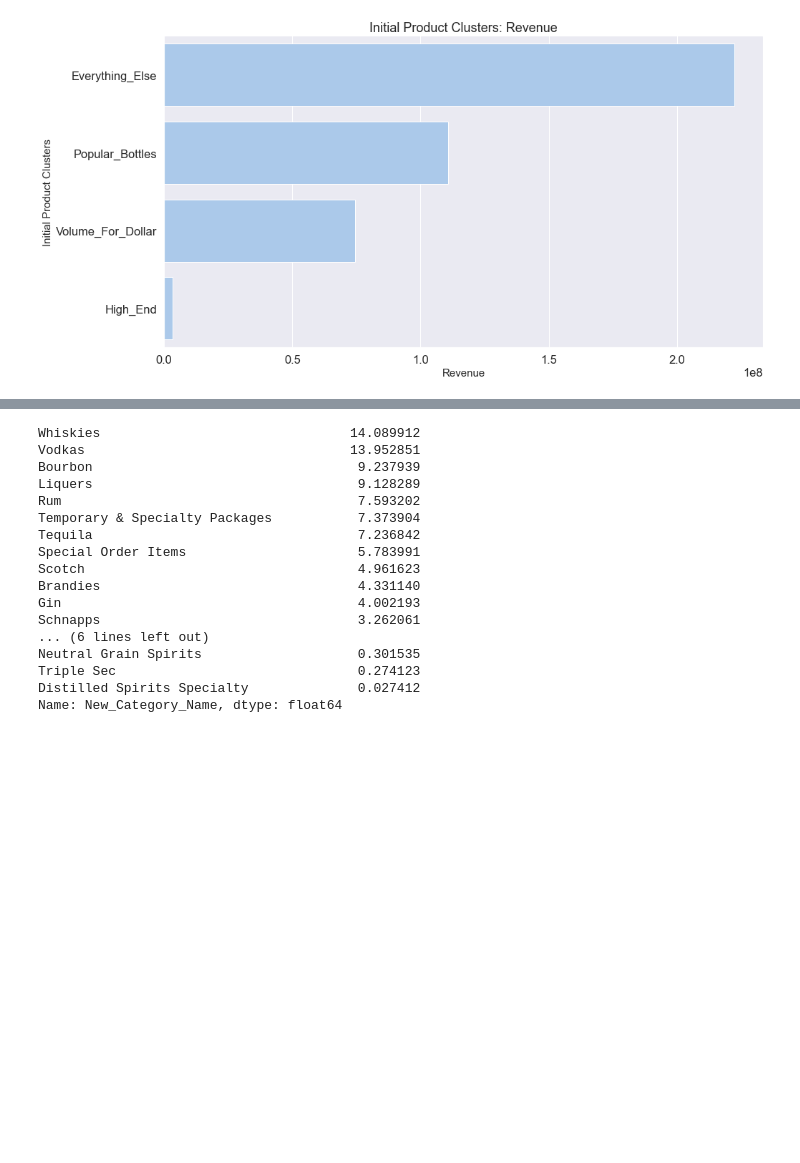
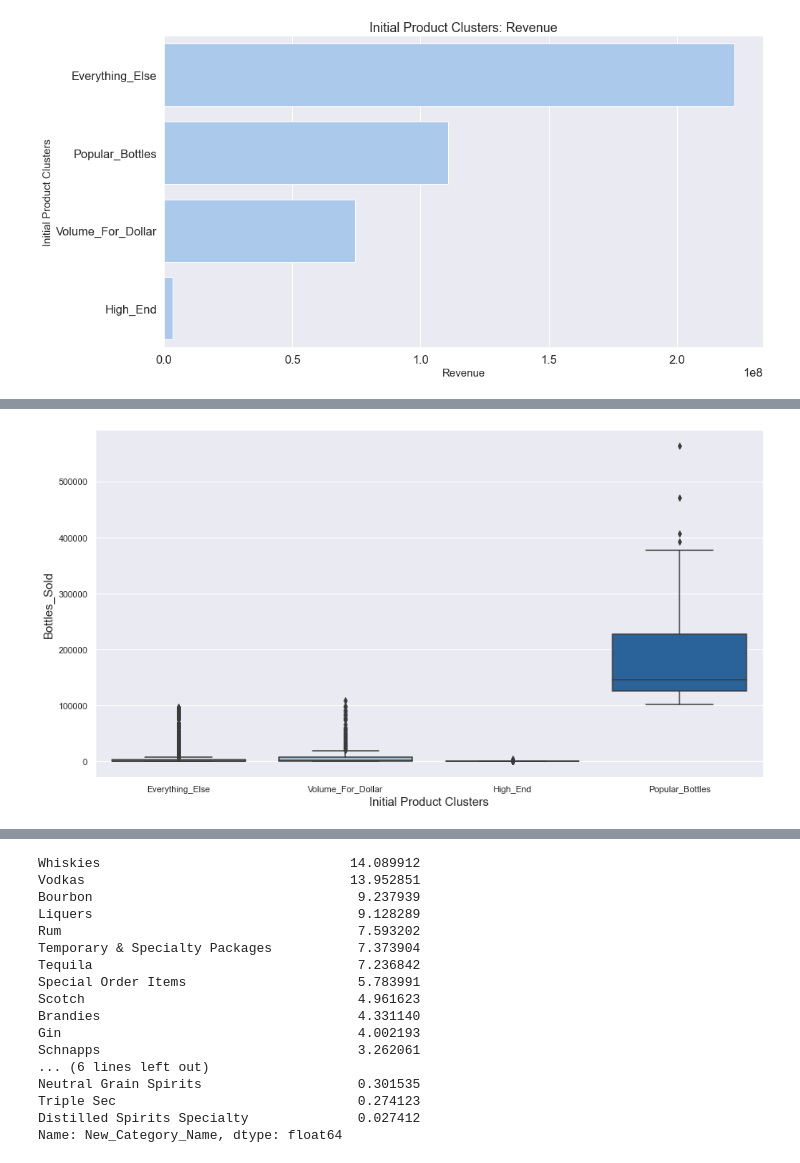
Before and after one commit to dgarbato/capstone, a Jupyter notebook: K means clustering of products Excludes 50 ml minis selling for over 10 dollars.ipynb, the cells around one changed output, grey strips where cells are left out. Cells and saved outputs as stored; diff of their text form; code cells hidden in the pictures; blank space fills up the shorter version.

```diff
--- a/K means clustering of products Excludes 50 ml minis selling for over 10 dollars.ipynb
+++ b/K means clustering of products Excludes 50 ml minis selling for over 10 dollars.ipynb
@@ -547,0 +572,4 @@ bar.set(title='Initial Product Clusters: Revenue')
+# %%
+box2('Bottles_Sold','Bottles_Sold')
+# %% [output]
+[figure, added]
```
Also changed, not shown: parts of 7 cells of this notebook, 6 other files.
